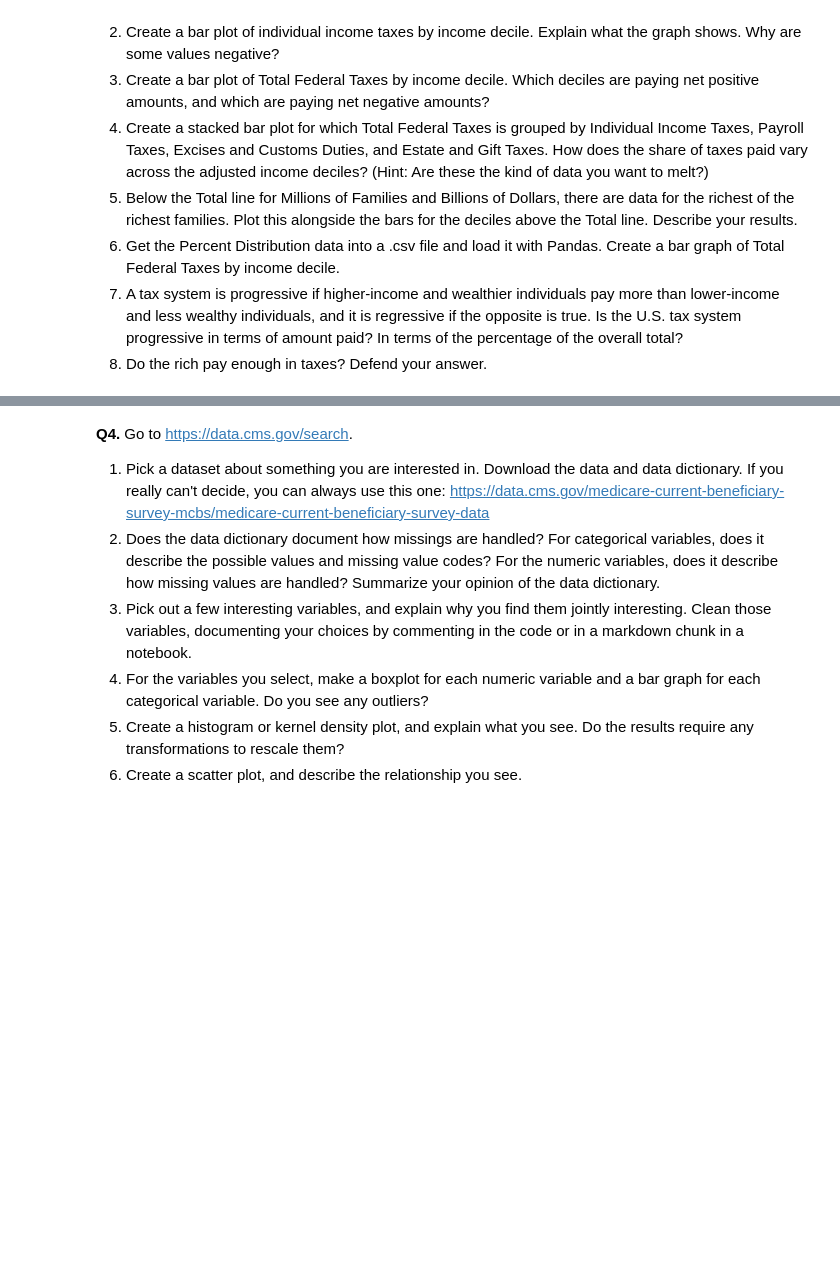
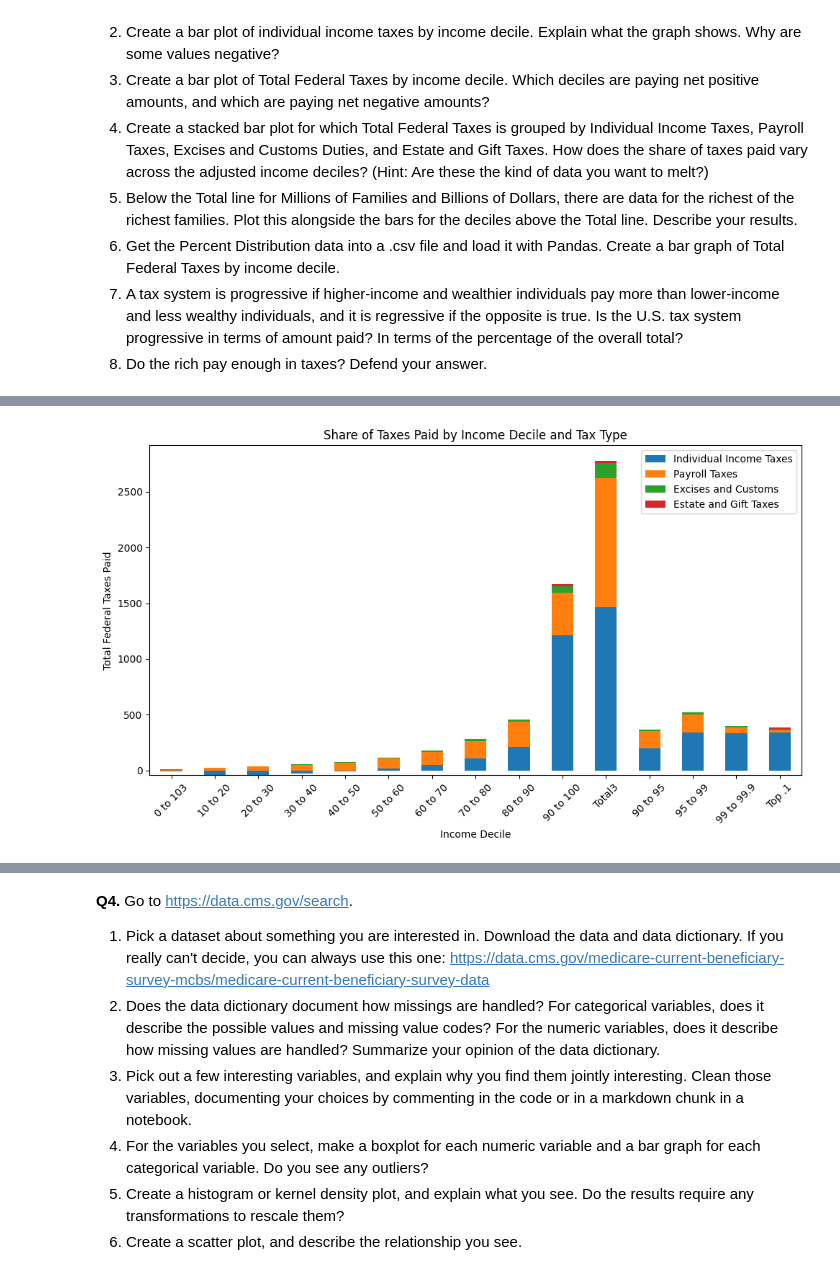
Before and after one commit to cann-emma/myfork-visualization, a Jupyter notebook: assignment/assignment.ipynb, the cells around one changed output, grey strips where cells are left out. Cells and saved outputs as stored; diff of their text form; code cells hidden in the pictures; blank space fills up the shorter version.

```diff
--- a/assignment/assignment.ipynb
+++ b/assignment/assignment.ipynb
@@ -377,0 +604,28 @@ Shape of element 1: (47, 8)
+# %%
+# Generated with help of Gemini
+# The pivot function requires the 'columns' argument. Since this is a stacked bar plot, there is no need to call the pivot function.
+df_melted = mfbd[['Adjusted Family Income', 'Individual Income Taxes', 'Payroll Taxes', 'Excises and Customs', 'Estate and Gift Taxes']]
+
+# Plot
+fig, ax = plt.subplots(figsize=(10, 6))
+
+# Create a pivot table to make plotting easier
+# df_pivot = df.pivot(index='Adjusted Family Income', columns=None, values=['Individual Income Taxes', 'Payroll Taxes', 'Excises and Customs', 'Estate and Gift Taxes'])
+# The variable 'df' is not defined. Using 'mfbd' instead.
+# The pivot function requires the 'columns' argument. Since this is a stacked bar plot, there is no need to call the pivot function.
+df_pivot = mfbd[['Adjusted Family Income', 'Individual Income Taxes', 'Payroll Taxes', 'Excises and Customs', 'Estate and Gift Taxes']].set_index('Adjusted Family Income')
+
+# Plot the stacked bar chart
+df_pivot.plot(kind='bar', stacked=True, ax=ax)
+
+# Set title and labels
+ax.set_title('Share of Taxes Paid by Income Decile and Tax Type')
+ax.set_ylabel('Total Federal Taxes Paid')
+ax.set_xlabel('Income Decile')
+
+# Display the plot
+plt.xticks(rotation=45)
+plt.tight_layout()
+plt.show()
+# %% [output]
+[figure, added]
```
Also changed, not shown: parts of 30 cells of this notebook.
